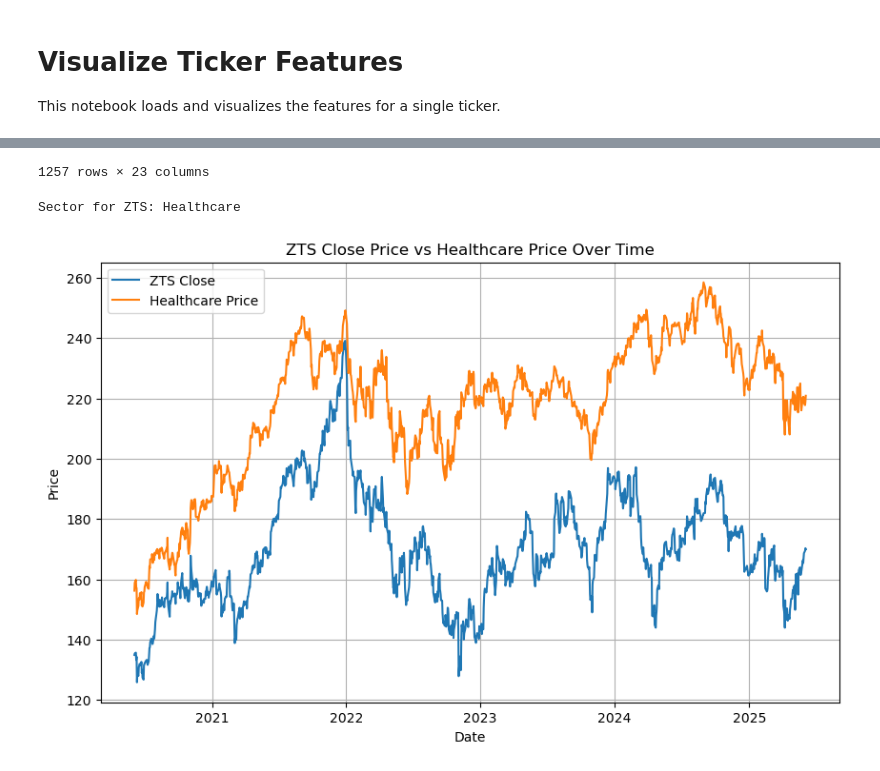
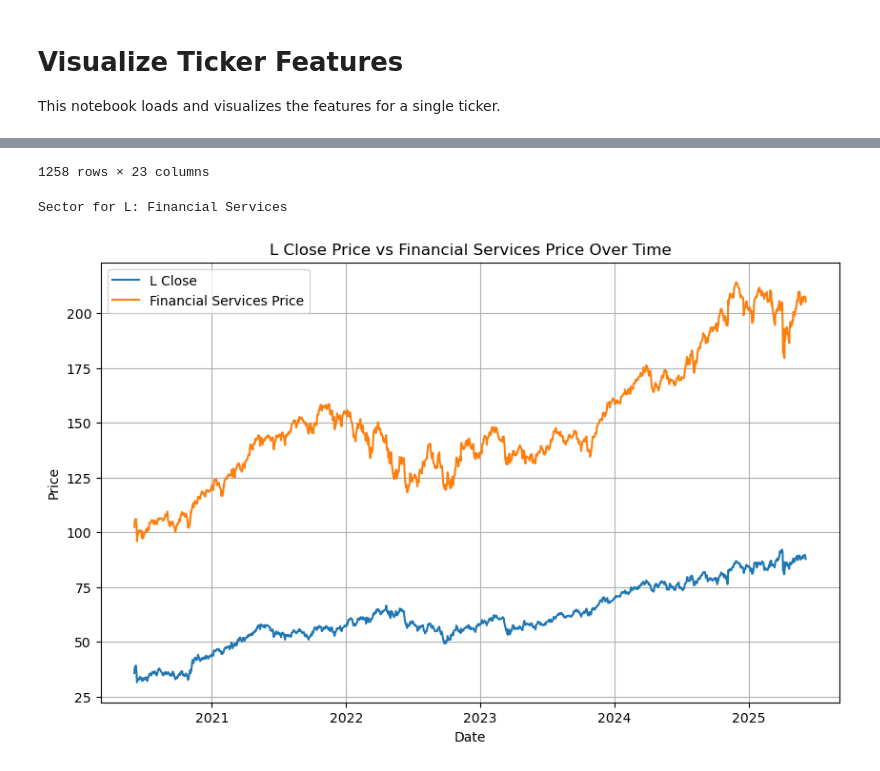
Before and after one commit to solvmanifold/LatentTrader, a Jupyter notebook: notebooks/visualize_ticker_features.ipynb, the cells around one changed output, grey strips where cells are left out. Drawn from its saved outputs; the diff is of its cells as text; code cells hidden in the pictures.

```diff
--- a/notebooks/visualize_ticker_features.ipynb
+++ b/notebooks/visualize_ticker_features.ipynb
@@ -8,7 +8,7 @@ import matplotlib.pyplot as plt
 import json
 
 # Load the ticker's features from the Parquet file
-ticker = 'ZTS'  # Change this to the desired ticker
+ticker = 'L'  # Change this to the desired ticker
 df = pd.read_parquet(f'../data/ticker_features/{ticker}_features.parquet')
 
 # Display the last few rows
@@ -55,3 +55,3 @@ plt.show()
-1257 rows × 23 columns
+1258 rows × 23 columns
-Sector for ZTS: Healthcare
+Sector for L: Financial Services
-[figure, old version]
+[figure, new version]
```
Also changed, not shown: parts of 1 cell of this notebook, 8 other files.
